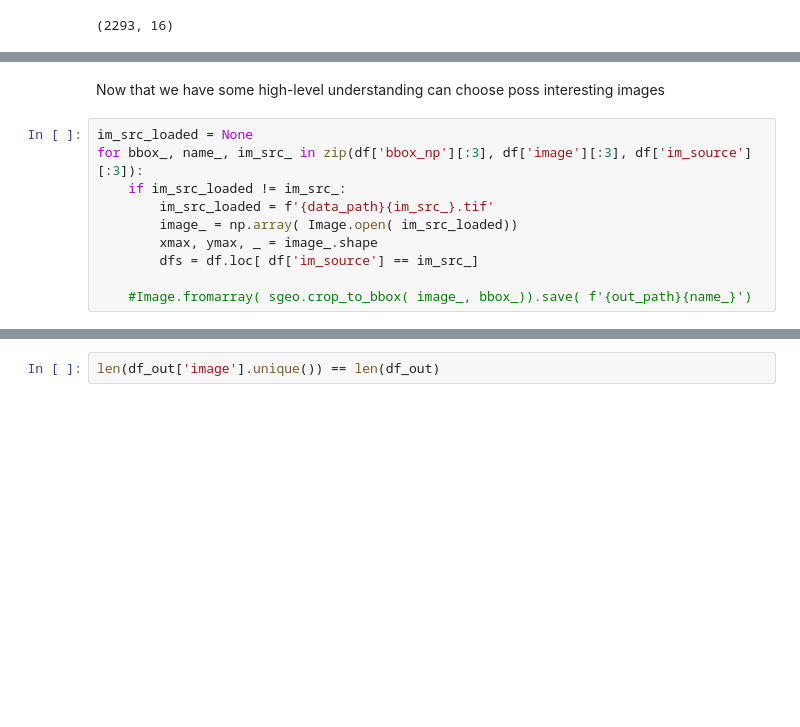
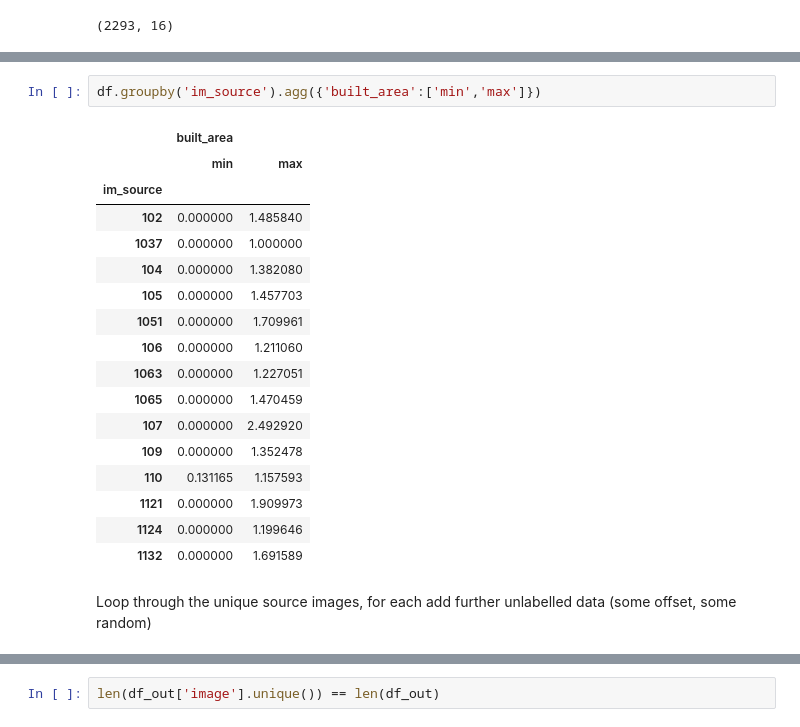
Before and after one commit to dpanas/clear-dear, a Jupyter notebook: notebooks/dp-3-data-prep-2-xView.ipynb, the cells around one changed output, grey strips where cells are left out. Saved outputs shown, nothing was run; the diff lists cells and outputs as text; blank space fills up the shorter version.

```diff
--- a/notebooks/dp-3-data-prep-2-xView.ipynb
+++ b/notebooks/dp-3-data-prep-2-xView.ipynb
@@ -131,15 +144,25 @@ df.groupby('B_R_C').count()['xs'].plot(kind='bar', ax= ax)
+# %%
+df.groupby('im_source').agg({'built_area':['min','max']})
+# %% [output]
+|  | built_area |  |
+|  | min | max |
+| im_source |  |  |
+| 102 | 0.000000 | 1.485840 |
+| 1037 | 0.000000 | 1.000000 |
+| 104 | 0.000000 | 1.382080 |
+| 105 | 0.000000 | 1.457703 |
+| 1051 | 0.000000 | 1.709961 |
+| 106 | 0.000000 | 1.211060 |
+| 1063 | 0.000000 | 1.227051 |
+| 1065 | 0.000000 | 1.470459 |
+| 107 | 0.000000 | 2.492920 |
+| 109 | 0.000000 | 1.352478 |
+| 110 | 0.131165 | 1.157593 |
+| 1121 | 0.000000 | 1.909973 |
+| 1124 | 0.000000 | 1.199646 |
+| 1132 | 0.000000 | 1.691589 |
 # %% [markdown]
-Now that we have some high-level understanding can choose poss interesting images
+Loop through the unique source images, for each add further unlabelled data (some offset, some random)
-# %%
-im_src_loaded = None
-for bbox_, name_, im_src_ in zip(df['bbox_np'][:3], df['image'][:3], df['im_source'][:3]):
-    if im_src_loaded != im_src_:
-        im_src_loaded = f'{data_path}{im_src_}.tif'
-        image_ = np.array( Image.open( im_src_loaded))
-        xmax, ymax, _ = image_.shape
-        dfs = df.loc[ df['im_source'] == im_src_]
-
-    #Image.fromarray( sgeo.crop_to_bbox( image_, bbox_)).save( f'{out_path}{name_}')
 # %%
 start = tm.time()
 
```
Also changed, not shown: parts of 8 cells of this notebook, 7 other files.
